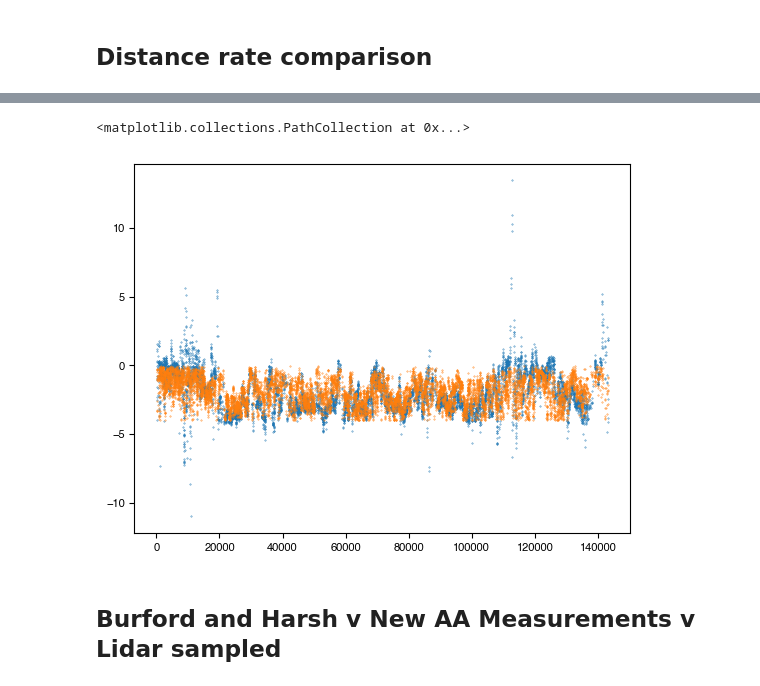
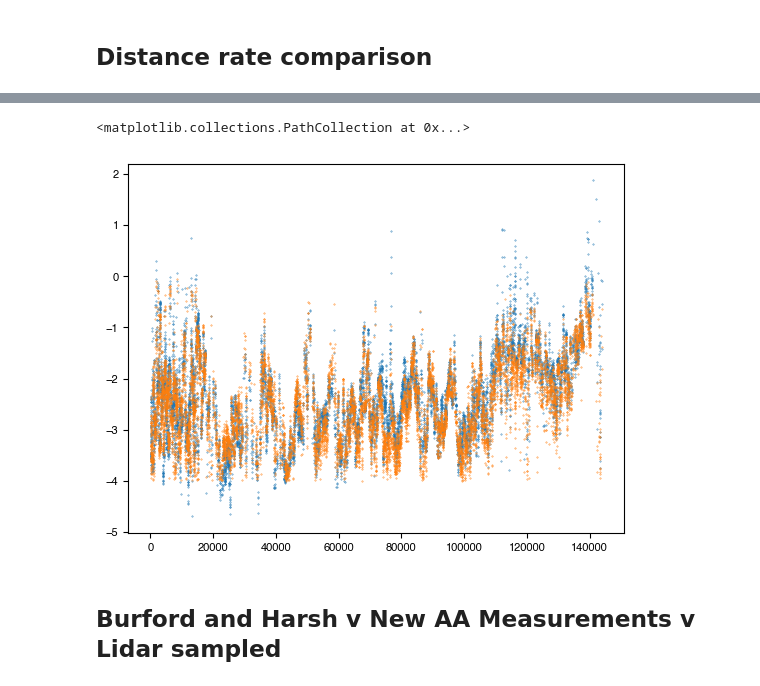
Before and after one commit to cehanagan/ImageryResources, a Jupyter notebook: Notebooks/CSAFFigures.ipynb, the cells around one changed output, grey strips where cells are left out. Saved outputs shown, nothing was run; the diff lists cells and outputs as text; code cells hidden in the pictures.

```diff
--- a/Notebooks/CSAFFigures.ipynb
+++ b/Notebooks/CSAFFigures.ipynb
@@ -1111,9 +1111,9 @@ par750.perp_slope1.mean(), par750.perp_slope2.mean()
 # %%
-plt.scatter(par750.dist_from_parkfield_m,par750.par_ep_offset,s=0.1)
-plt.scatter(par750.dist_from_parkfield_m,par750.par_total_offset,s=0.1)
+plt.scatter(par1k.dist_from_parkfield_m,par1k.par_ep_offset,s=0.1)
+plt.scatter(par1k.dist_from_parkfield_m,par1k.par_total_offset,s=0.1)
 # %% [output]
 <matplotlib.collections.PathCollection at 0x...>
-[figure, old version]
+[figure, new version]
 # %%
 import matplotlib.pyplot as plt
 import pandas as pd
```
Also changed, not shown: parts of 8 cells of this notebook, 8 other files.
